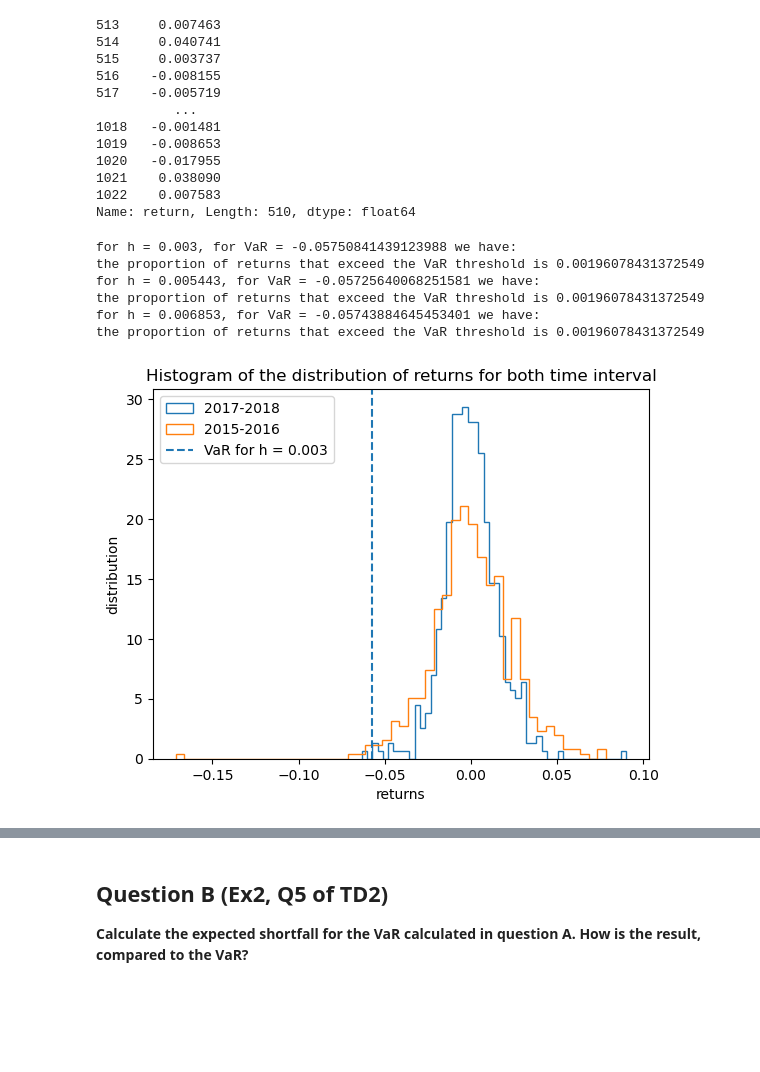
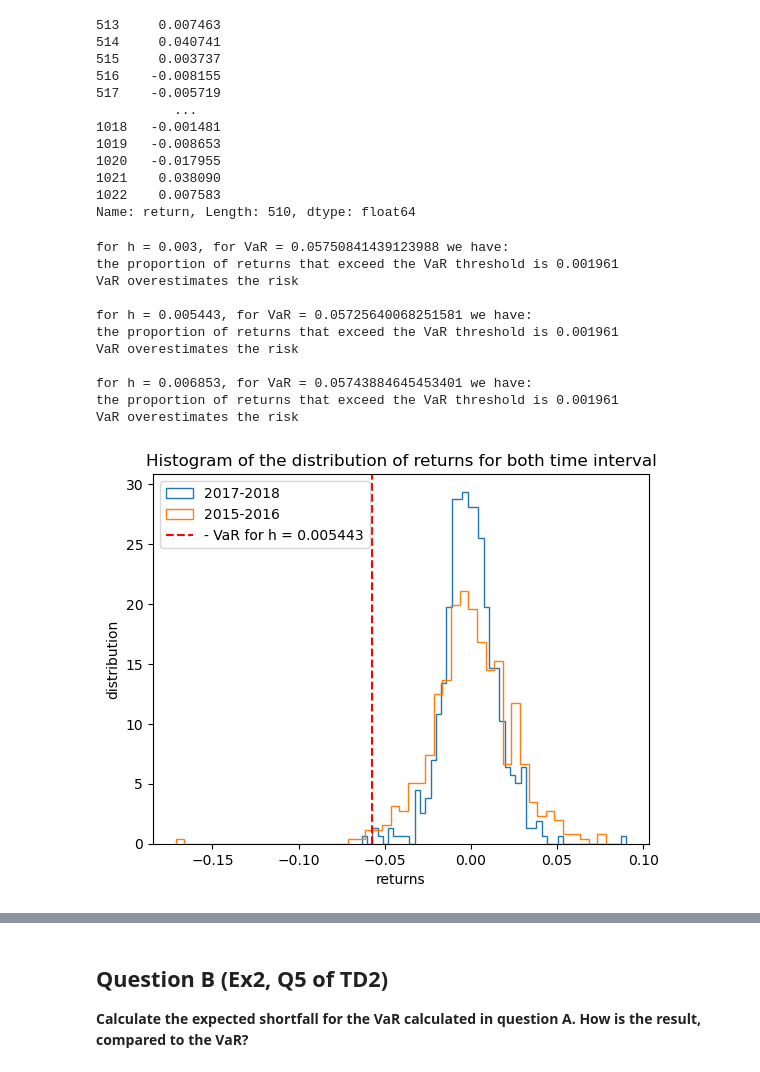
Before and after one commit to NatachaGsn/Market-risk---project, a Jupyter notebook: project.ipynb, the cells around one changed output, grey strips where cells are left out. Saved outputs shown, nothing was run; the diff lists cells and outputs as text; code cells hidden in the pictures; blank space fills up the shorter version.

```diff
--- a/project.ipynb
+++ b/project.ipynb
@@ -124,12 +137,12 @@ H computed with Silverman's rule 0.005443
 # %%
-h_tab = [0.05, 0.01, 0.006853, 0.005443, 0.003, 0.001]
+h_tab = [0.05, 0.01, h_scott, h_silverman, 0.003, 0.001]
 
 plt.figure(figsize=(15, 5))
 for h in h_tab:
     f_hat_tab, x_tab = estimate_f_hat(returns_2015_2016, h)
     plt.plot(x_tab, f_hat_tab, label = f"h = {h}")
 
-plt.xlabel("returns")
+plt.xlabel("x")
 plt.ylabel("kernel density")
 plt.title("Kenel density based on different values of h")
 plt.legend()
@@ -140,7 +153,7 @@ plt.show()
 for h in h_tab:
     f_hat_tab, x_tab = estimate_f_hat(returns_2015_2016, h)
     plt.plot(x_tab, f_hat_tab, label = f"h = {h}")
-    plt.xlabel("returns")
+    plt.xlabel("x")
     plt.ylabel("kernel density")
     plt.title(f"Kenel density h = {h}")
     plt.legend()
@@ -163,4 +176,4 @@ We now aim to choose the best h for this senario using the backtesting method: w
 # %%
 # we study those h
-h_test = [0.003, 0.005443, 0.006853]
+h_test = [0.003, h_silverman, h_scott]
 # %% [markdown]
@@ -180,8 +199,7 @@ $$
 # %%
-#def K_cdf(x):
 def K_cdf(x):
     if x <= 1 and x >= -1:
-        return (15/16)*(x - 2*x**3/3 + x**5/5 + 8/15)
+        return (15/16)*(x - 2*(x**3)/3 + (x**5)/5 + 8/15)
     elif x < -1:
         return 0.0
     else:
@@ -203,10 +221,10 @@ def ComputeVaR(returns_tab, alpha, h, nb_estimations=1000):
     i = 0
     while i < len(F_hat_tab):
         if F_hat_tab[i] >= alpha:
-            return x_tab[i]
+            return - x_tab[i]
         i+=1
 
-    return x_tab[len(x_tab) - 1]
+    return - x_tab[len(x_tab) - 1]
 
 def ComputeMultipleHVaR(returns_tab, alpha, h_tab):
     dico_var = {}
@@ -248,9 +313,6 @@ returns_2017_2018
 1022    0.007583
 Name: return, Length: 510, dtype: float64
 # %%
-def Proportion(df, VaR):
-    return df[df < VaR].count() / df.count()
-
 def VaREstimation(prop, alpha):
     if prop > alpha:
         print("VaR underestimates the risk")
@@ -259,32 +321,39 @@ def VaREstimation(prop, alpha):
     else:
         print("VaR overestimates the risk")
 
-def MultipleVaRProportion(returns_tab, dico_var):
+def MultipleVaRProportion(returns_tab, dico_var, alpha):
     for key, value in dico_var.items():
         prop = Proportion(returns_tab, value)
         print(f"for h = {key}, for VaR = {value} we have:")
-        print("the proportion of returns that exceed the VaR threshold is", prop)
+        print("the proportion of returns that exceed the VaR threshold is", round(prop, 6))
+        VaREstimation(prop, alpha)
+        print()
 
-MultipleVaRProportion(returns_2017_2018, dico_var)
+MultipleVaRProportion(returns_2017_2018, dico_var, alpha)
 # %% [output]
-for h = 0.003, for VaR = -0.05750841439123988 we have:
-the proportion of returns that exceed the VaR threshold is 0.00196078431372549
-for h = 0.005443, for VaR = -0.05725640068251581 we have:
-the proportion of returns that exceed the VaR threshold is 0.00196078431372549
-for h = 0.006853, for VaR = -0.05743884645453401 we have:
-the proportion of returns that exceed the VaR threshold is 0.00196078431372549
+for h = 0.003, for VaR = 0.05750841439123988 we have:
+the proportion of returns that exceed the VaR threshold is 0.001961
+VaR overestimates the risk
+
+for h = 0.005443, for VaR = 0.05725640068251581 we have:
+the proportion of returns that exceed the VaR threshold is 0.001961
+VaR overestimates the risk
+
+for h = 0.006853, for VaR = 0.05743884645453401 we have:
+the proportion of returns that exceed the VaR threshold is 0.001961
+VaR overestimates the risk
 # %%
-plt.hist(returns_2017_2018, bins=50, density=True, label="2017-2018", histtype='step', stacked=True, fill = False)
-plt.hist(returns_2015_2016, bins=50, density=True, label="2015-2016", histtype='step', stacked=True, fill = False)
-plt.axvline(x = dico_var[0.003], linestyle="--", label = 'VaR for h = 0.003')
+plt.hist(returns_2017_2018, bins=50, density=True, label="2017-2018", histtype="step", stacked=True, fill = False)
+plt.hist(returns_2015_2016, bins=50, density=True, label="2015-2016", histtype="step", stacked=True, fill = False)
+plt.axvline(x = - dico_var[0.005443], linestyle="--", label = "- VaR for h = 0.005443", color = "r")
 
 plt.xlabel("returns")
 plt.ylabel("distribution")
 plt.title("Histogram of the distribution of returns for both time interval")
 plt.legend()
 plt.show()
 # %% [output]
-[figure, old version]
+[figure, new version]
 # %% [markdown]
 **Observations**
 
```
Also changed, not shown: parts of 32 cells of this notebook, 3 other files.
